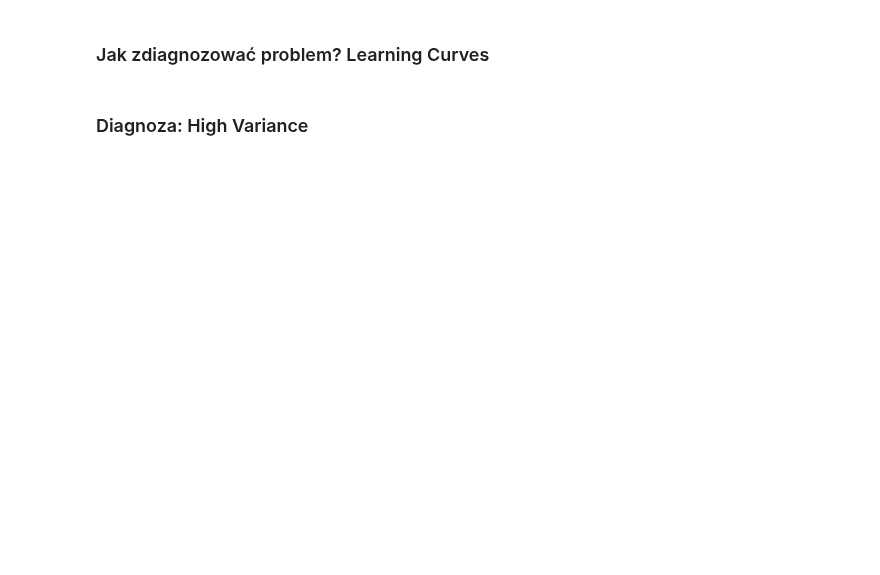
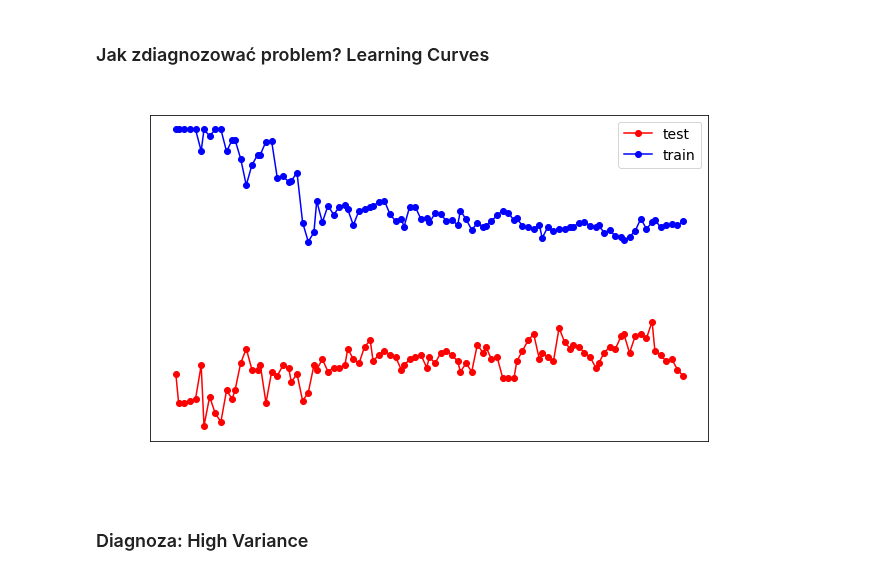
Before and after one commit to mini-pw/2021L-WUM, a Jupyter notebook: Materialy/Grupa4/lab_05/lab_05.ipynb, the cells around one changed output. Cells and saved outputs as stored; diff of their text form; code cells hidden in the pictures; blank space fills up the shorter version.

```diff
--- a/Materialy/Grupa4/lab_05/lab_05.ipynb
+++ b/Materialy/Grupa4/lab_05/lab_05.ipynb
@@ -9,13 +9,13 @@ np.random.seed(123)
 import matplotlib
 import matplotlib.pyplot as plt
 # %%
-r'''COLOR = 'white'
+COLOR = 'white'
 matplotlib.rcParams['text.color'] = COLOR
 matplotlib.rcParams['axes.labelcolor'] = COLOR
 matplotlib.rcParams['xtick.color'] = COLOR
 matplotlib.rcParams['ytick.color'] = COLOR
 matplotlib.rcParams['figure.figsize'] = (10, 6)
-matplotlib.rcParams['font.size'] = 14'''
+matplotlib.rcParams['font.size'] = 14
 # %% [markdown]
 ### Wczytanie danych i podział na train-test
 # %%
@@ -48,28 +57,30 @@ http://snoek.ddns.net/~oliver/mysite/the-bias-variance-tradeoff.html
 # %%
 from sklearn.model_selection import learning_curve
 tree_model= DecisionTreeClassifier(max_depth=5)
 train_sizes, train_scores, test_scores = \
     learning_curve(tree_model, X_train[:300], y_train[:300], train_sizes=np.linspace(0.1, 1, 100),
                    scoring="accuracy", cv=3)
 
 fig = plt.figure()
 ax = fig.add_subplot(111)
 
 plt.plot(train_sizes, test_scores.mean(1), 'o-', color="r",
          label="test")
 plt.plot(train_sizes, train_scores.mean(1), 'o-', color="b",
          label="train")
 
 
 plt.xlabel("Train size")
-plt.ylabel("Mean Squared Error")
+plt.ylabel("Accuracy")
 plt.title('Learning curves')
 plt.legend(loc="best")
 l = ax.legend()
 for text in l.get_texts():
     text.set_color("black")
 
 plt.show()
+# %% [output]
+[figure, added]
 # %% [markdown]
 ### Diagnoza: High Variance
 # %%
```
Also changed, not shown: parts of 27 cells of this notebook.
